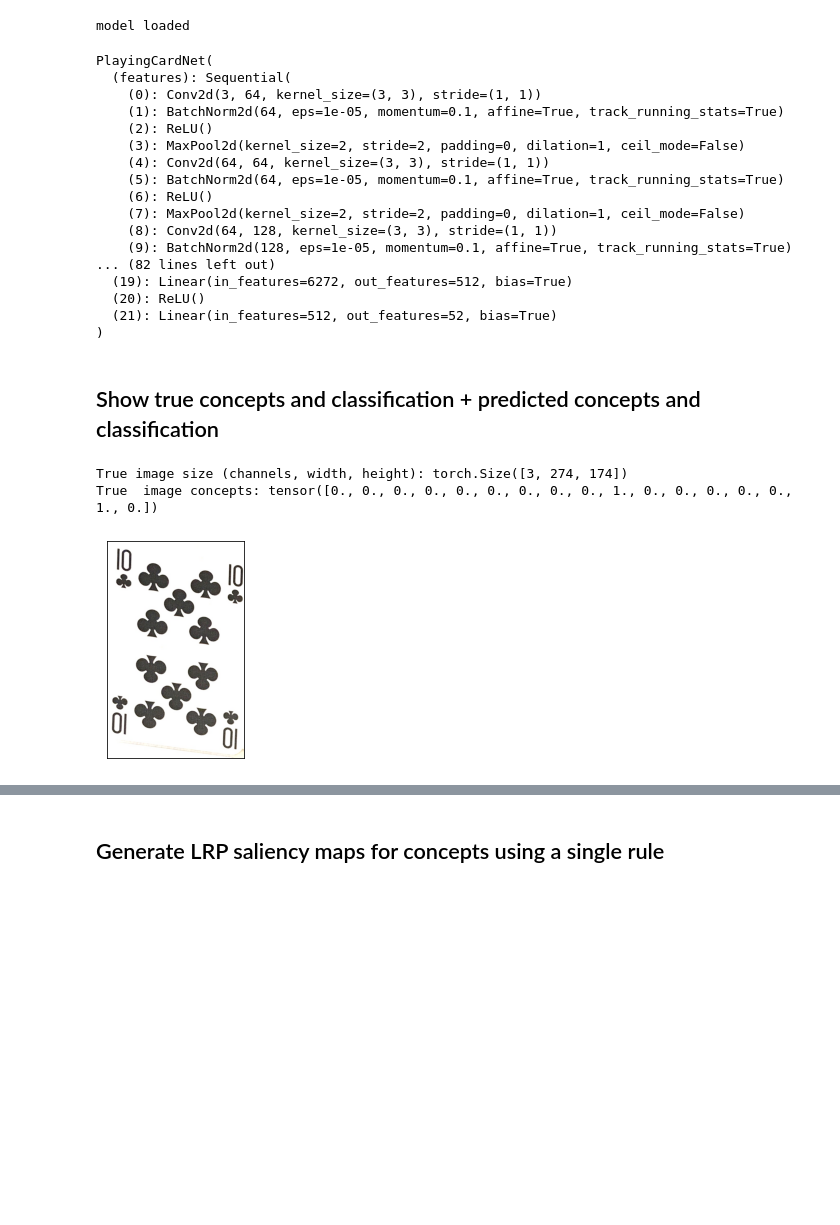
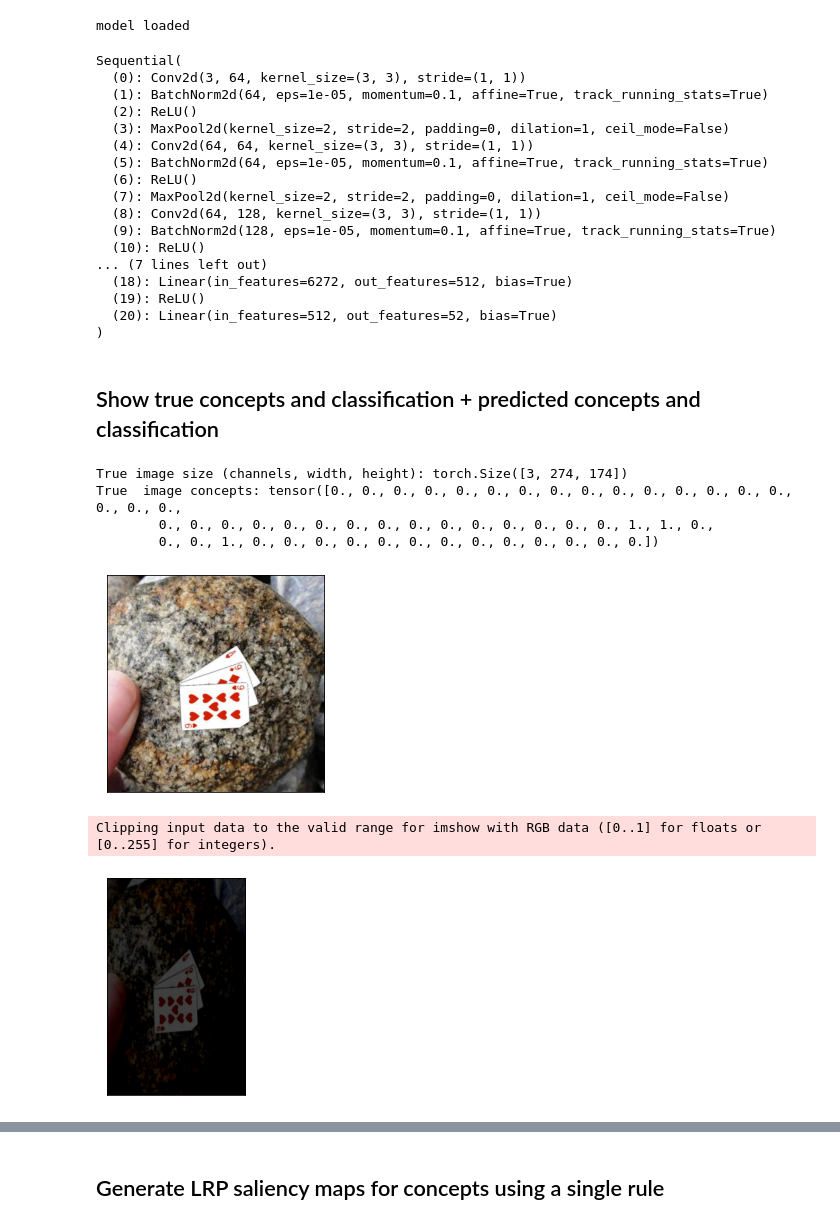
Before and after one commit to JackFurby/Playing-cards-CBM, a Jupyter notebook: playing_cards_concept_LRP.ipynb, the cells around one changed output, grey strips where cells are left out. Saved outputs shown, nothing was run; the diff lists cells and outputs as text; code cells hidden in the pictures; blank space fills up the shorter version.

```diff
--- a/playing_cards_concept_LRP.ipynb
+++ b/playing_cards_concept_LRP.ipynb
@@ -31,15 +31,23 @@ Device: cuda:0 NVIDIA GeForce GTX 1650 Ti
 # single playing card dataset has 17 concepts
 # multi card dataset has 52 concepts
 
+"""
 N_CONCEPT = 17
 N_CLASSES = 52
-
 val_loader = load_data("./dataset/playing_cards/val.pkl", 16, dataset_root="./dataset/playing_cards", has_class=False, return_orig=True)
 
 concept_index_to_string = IndexToString("./dataset/playing_cards/attributes.txt")
+"""
 
-XtoC = PlayingCardNet(num_classes=N_CLASSES)
-XtoC.load_state_dict(torch.load("./saves/playing_card_best.pth"))
+N_CONCEPT = 52
+N_CLASSES = 1
+val_loader = load_data("./dataset/multi_playing_cards/val.pkl", 16, dataset_root="./dataset/multi_playing_cards", has_class=False, return_orig=True)
+
+concept_index_to_string = IndexToString("./dataset/multi_playing_cards/concepts_test.txt")
+
+XtoC = PlayingCardNet(num_classes=N_CONCEPT)
+#XtoC.load_state_dict(torch.load("./saves/single_XtoC_converted.pth"))
+XtoC.load_state_dict(torch.load("./saves/multi_no_freeze_XtoC_converted.pth"))
 XtoC.to(device)
 XtoC.eval()
 
@@ -79,43 +87,52 @@ XtoC = convert(XtoC).to(device)
 
 print(XtoC)
 # %% [output]
-PlayingCardNet(
-  (features): Sequential(
-    (0): Conv2d(3, 64, kernel_size=(3, 3), stride=(1, 1))
-    (1): BatchNorm2d(64, eps=1e-05, momentum=0.1, affine=True, track_running_stats=True)
-    (2): ReLU()
-    (3): MaxPool2d(kernel_size=2, stride=2, padding=0, dilation=1, ceil_mode=False)
-    (4): Conv2d(64, 64, kernel_size=(3, 3), stride=(1, 1))
-    (5): BatchNorm2d(64, eps=1e-05, momentum=0.1, affine=True, track_running_stats=True)
-    (6): ReLU()
-    (7): MaxPool2d(kernel_size=2, stride=2, padding=0, dilation=1, ceil_mode=False)
-    (8): Conv2d(64, 128, kernel_size=(3, 3), stride=(1, 1))
-    (9): BatchNorm2d(128, eps=1e-05, momentum=0.1, affine=True, track_running_stats=True)
-... (82 lines left out)
-  (19): Linear(in_features=6272, out_features=512, bias=True)
-  (20): ReLU()
-  (21): Linear(in_features=512, out_features=52, bias=True)
+Sequential(
+  (0): Conv2d(3, 64, kernel_size=(3, 3), stride=(1, 1))
+  (1): BatchNorm2d(64, eps=1e-05, momentum=0.1, affine=True, track_running_stats=True)
+  (2): ReLU()
+  (3): MaxPool2d(kernel_size=2, stride=2, padding=0, dilation=1, ceil_mode=False)
+  (4): Conv2d(64, 64, kernel_size=(3, 3), stride=(1, 1))
+  (5): BatchNorm2d(64, eps=1e-05, momentum=0.1, affine=True, track_running_stats=True)
+  (6): ReLU()
+  (7): MaxPool2d(kernel_size=2, stride=2, padding=0, dilation=1, ceil_mode=False)
+  (8): Conv2d(64, 128, kernel_size=(3, 3), stride=(1, 1))
+  (9): BatchNorm2d(128, eps=1e-05, momentum=0.1, affine=True, track_running_stats=True)
+  (10): ReLU()
+... (7 lines left out)
+  (18): Linear(in_features=6272, out_features=512, bias=True)
+  (19): ReLU()
+  (20): Linear(in_features=512, out_features=52, bias=True)
 )
 # %% [markdown]
 ## Show true concepts and classification + predicted concepts and classification
 # %%
 imageId = 0
 
 images, labels, concepts, original_imgs = next(iter(val_loader))
 image, label = images[imageId].to(device), labels[imageId].to(device)
 
 # print / show input
 print("True image size (channels, width, height):", image.size())
 print("True  image concepts:", concepts[imageId])
 
 plt.xticks([])
 plt.yticks([])
 plt.imshow(original_imgs[imageId].squeeze().permute(1, 2, 0))
 plt.show()
+
+plt.xticks([])
+plt.yticks([])
+plt.imshow(images[imageId].squeeze().permute(1, 2, 0))
+plt.show()
 # %% [output]
 True image size (channels, width, height): torch.Size([3, 274, 174])
-True  image concepts: tensor([0., 0., 0., 0., 0., 0., 0., 0., 0., 1., 0., 0., 0., 0., 0., 1., 0.])
+True  image concepts: tensor([0., 0., 0., 0., 0., 0., 0., 0., 0., 0., 0., 0., 0., 0., 0., 0., 0., 0.,
+        0., 0., 0., 0., 0., 0., 0., 0., 0., 0., 0., 0., 0., 0., 0., 1., 1., 0.,
+        0., 0., 1., 0., 0., 0., 0., 0., 0., 0., 0., 0., 0., 0., 0., 0.])
-[figure, old version]
+[figure, new version]
+Clipping input data to the valid range for imshow with RGB data ([0..1] for floats or [0..255] for integers).
+[figure, added]
 # %%
 image, label = images[imageId].to(device), labels[imageId].to(device)
 image = image.unsqueeze(0)
```
Also changed, not shown: parts of 4 cells of this notebook, 7 other files.
